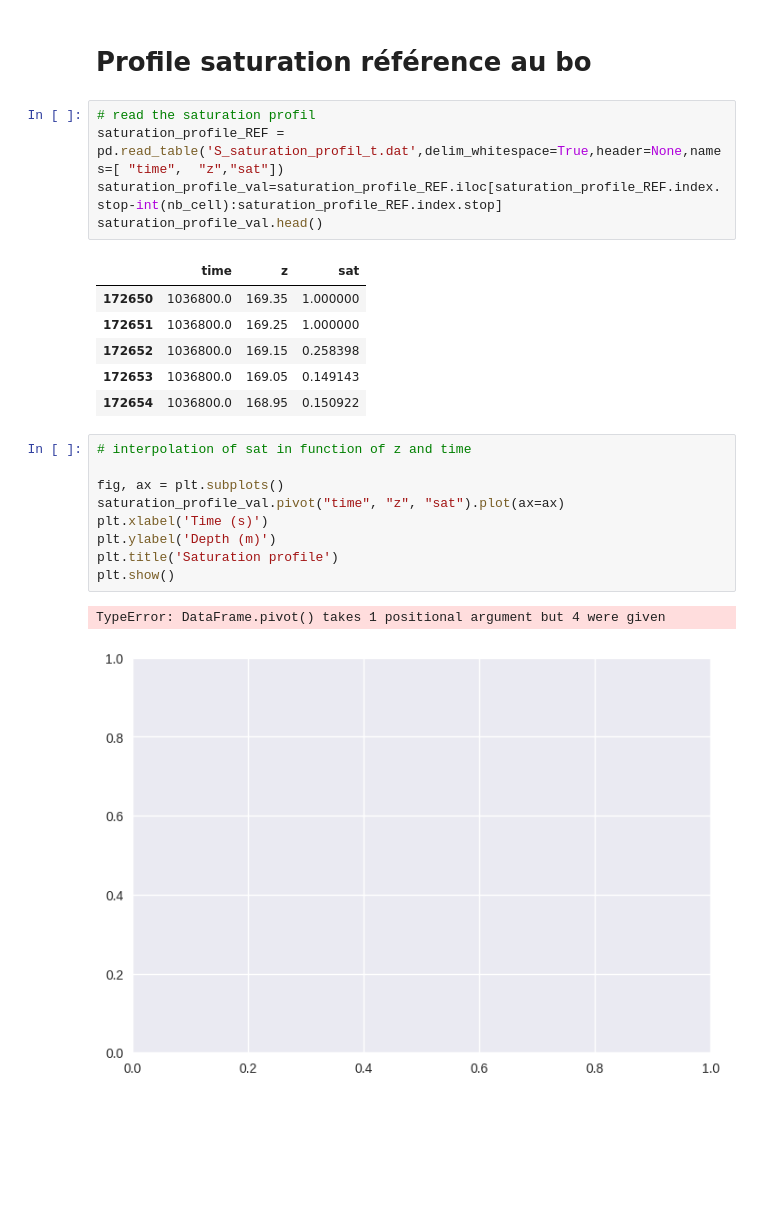
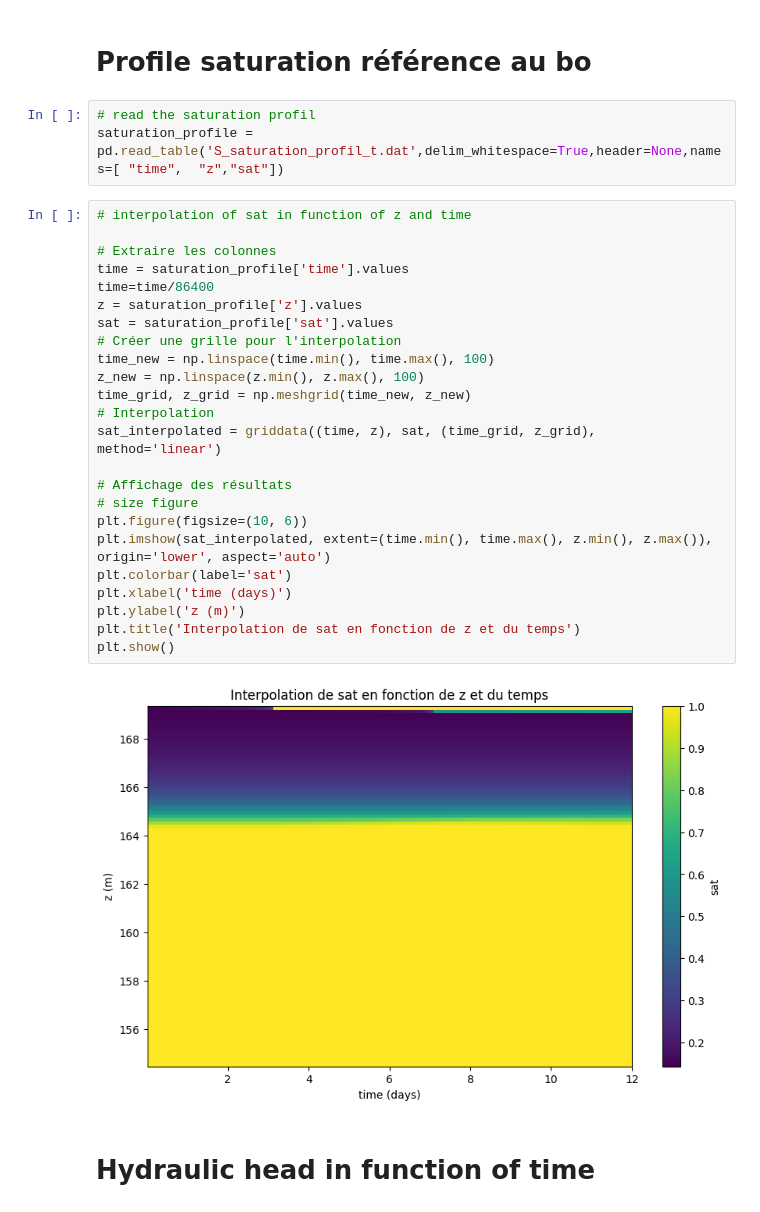
Before and after one commit to agnes-riviere/ginette, a Jupyter notebook: application/Tougou/run_ginette_simu.ipynb, the cells around one changed output. Drawn from its saved outputs; the diff is of its cells as text; blank space fills up the shorter version.

```diff
--- a/application/Tougou/run_ginette_simu.ipynb
+++ b/application/Tougou/run_ginette_simu.ipynb
@@ -232,28 +235,35 @@ subprocess.call(["./ginette"])
 # Profile saturation référence au bo
 # %%
 # read the saturation profil
-saturation_profile_REF = pd.read_table('S_saturation_profil_t.dat',delim_whitespace=True,header=None,names=[ "time",  "z","sat"])
-saturation_profile_val=saturation_profile_REF.iloc[saturation_profile_REF.index.stop-int(nb_cell):saturation_profile_REF.index.stop]
-saturation_profile_val.head()
+saturation_profile = pd.read_table('S_saturation_profil_t.dat',delim_whitespace=True,header=None,names=[ "time",  "z","sat"])
-# %% [output]
-|  | time | z | sat |
-| 172650 | 1036800.0 | 169.35 | 1.000000 |
-| 172651 | 1036800.0 | 169.25 | 1.000000 |
-| 172652 | 1036800.0 | 169.15 | 0.258398 |
-| 172653 | 1036800.0 | 169.05 | 0.149143 |
-| 172654 | 1036800.0 | 168.95 | 0.150922 |
-# %%
-# interpolation of sat in function of z and time
-
-fig, ax = plt.subplots()
-saturation_profile_val.pivot("time", "z", "sat").plot(ax=ax)
-plt.xlabel('Time (s)')
-plt.ylabel('Depth (m)')
-plt.title('Saturation profile')
-plt.show()
-# %% [output]
-TypeError: DataFrame.pivot() takes 1 positional argument but 4 were given
-[figure, removed]
+# %%
+# interpolation of sat in function of z and time
+
+# Extraire les colonnes
+time = saturation_profile['time'].values
+time=time/86400
+z = saturation_profile['z'].values
+sat = saturation_profile['sat'].values
+# Créer une grille pour l'interpolation
+time_new = np.linspace(time.min(), time.max(), 100)
+z_new = np.linspace(z.min(), z.max(), 100)
+time_grid, z_grid = np.meshgrid(time_new, z_new)
+# Interpolation
+sat_interpolated = griddata((time, z), sat, (time_grid, z_grid), method='linear')
+
+# Affichage des résultats
+# size figure
+plt.figure(figsize=(10, 6))
+plt.imshow(sat_interpolated, extent=(time.min(), time.max(), z.min(), z.max()), origin='lower', aspect='auto')
+plt.colorbar(label='sat')
+plt.xlabel('time (days)')
+plt.ylabel('z (m)')
+plt.title('Interpolation de sat en fonction de z et du temps')
+plt.show()
+# %% [output]
+[figure, added]
+# %% [markdown]
+# Hydraulic head in function of time
 # %%
 h_profile_REF = pd.read_table('S_pressure_profil_t.dat',delim_whitespace=True,header=None,names=[ "time",  "z","pressure","h"])
 #hydraulic head for the min z
```
Also changed, not shown: parts of 8 cells of this notebook.
